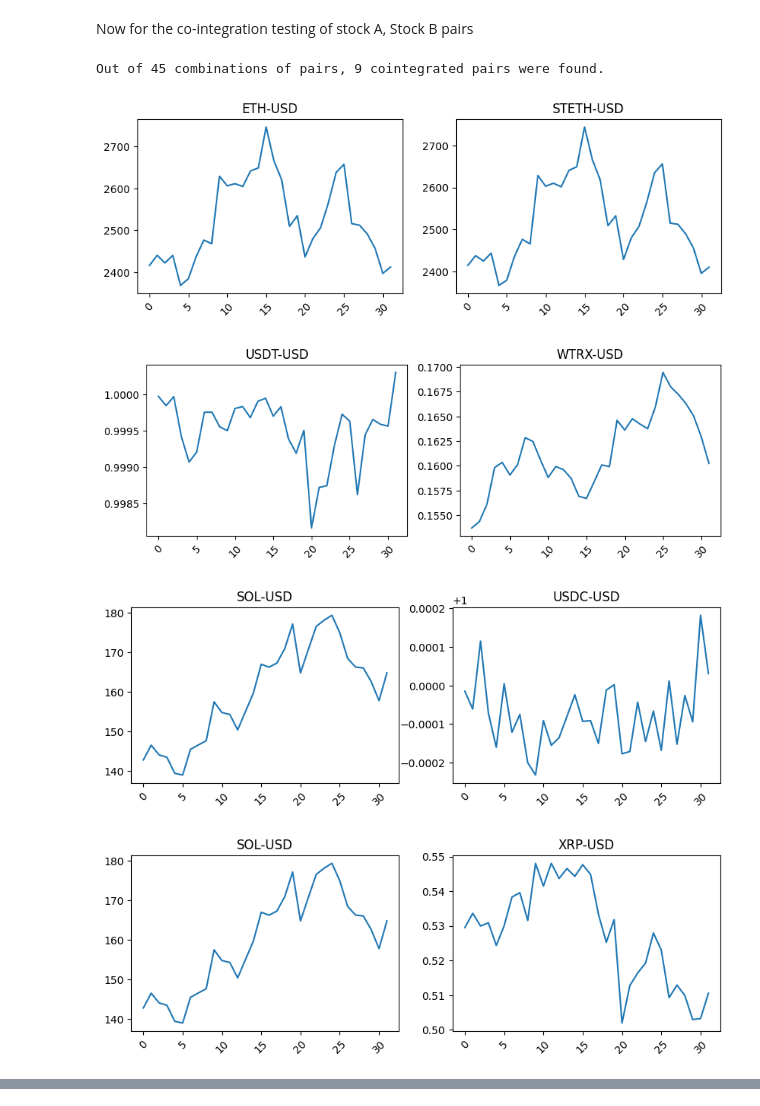
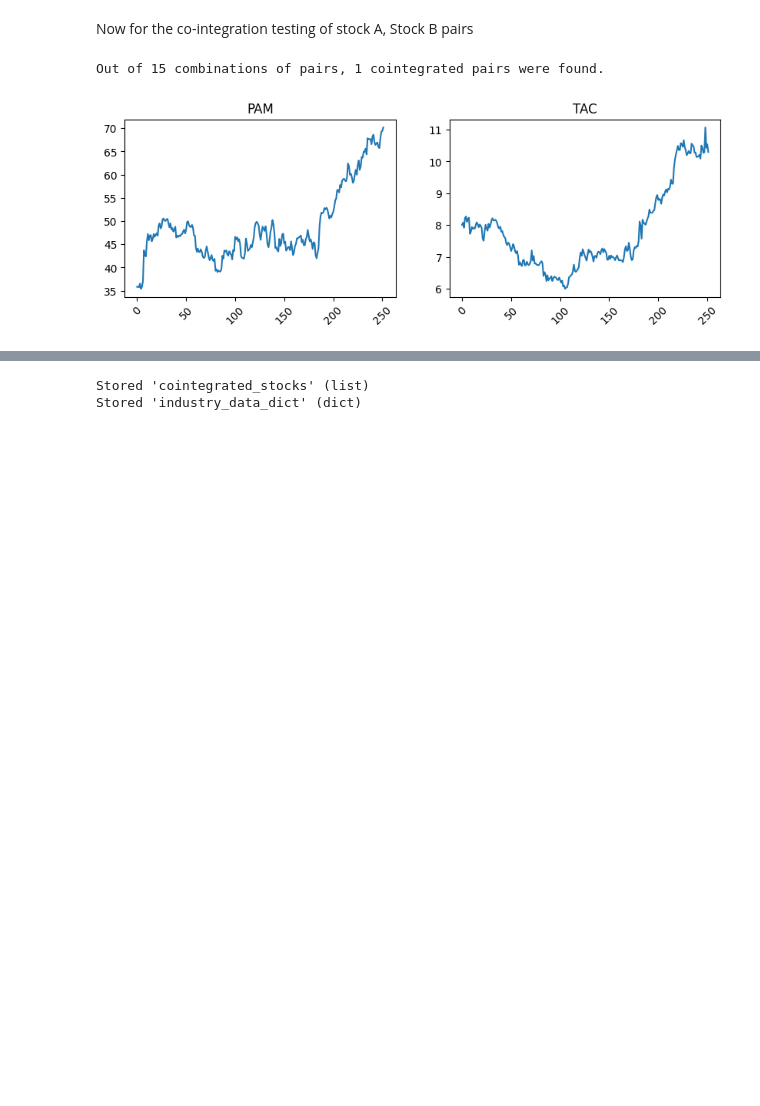
Before and after one commit to EUTIC-Quant-Division/cointegration-pairs-trading, a Jupyter notebook: coint.ipynb, the cells around one changed output, grey strips where cells are left out. Cells and saved outputs as stored; diff of their text form; code cells hidden in the pictures; blank space fills up the shorter version.

```diff
--- a/coint.ipynb
+++ b/coint.ipynb
@@ -21,14 +21,17 @@ NUMBER_ASSETS_TO_DOWNLOAD = 100
 screener = Screener()
 industries = screener.available_screeners
 print("Number of industries returned by screener: ",len(industries))
-selection = industries[:13]
-crypto_us = selection[selection.index('all_cryptocurrencies_us')]
-# returns assets in the crypto_us industry
-crypto_info = screener.get_screeners(crypto_us, count=NUMBER_ASSETS_TO_DOWNLOAD)
-crypto_assets = crypto_info['all_cryptocurrencies_us']['quotes']
+selection = industries
+
+industry = 'utilities_independent_power_producers'
+bearish_stocks_now = selection[selection.index(industry)]
+# returns assets in the bearish_stocks_now industry
+bearish_info = screener.get_screeners(bearish_stocks_now, count=NUMBER_ASSETS_TO_DOWNLOAD)
+bearish_assets = bearish_info[industry]['quotes']
 symbols = []
-for asset in crypto_assets:
+for asset in bearish_assets:
     symbols.append(asset['symbol'])
-# Symbols now contains all the 'tickers' of the assets we selected by industry, crypto_us
+# Symbols now contains all the 'tickers' of the assets we selected by industry, bearish_stocks_now
+selection
 # %% [output]
 Number of industries returned by screener:  383
@@ -56,8 +76,9 @@ def retrieveData(asset: str, period: str):
 #Choosing the first 10 to prevent rate limiting while testing
 # Making the period "1mo" while testing, can request "10y" and "max"
 for asset in symbols[:NUMBER_ASSETS_TO_USE]:
-    industry_data_dict[asset] = retrieveData(asset,"1mo")
+    industry_data_dict[asset] = retrieveData(asset,"1y")
 
 # A potentially much better way of downloading the data is:
 # data = yf.download(symbols, start_date, end_date)['Adj Close']
 # Which returns a neat dataframe where the columns are the assets and rows the historic
+industry_data_dict
@@ -116,31 +137,28 @@ Now for the co-integration testing of stock A, Stock B pairs
 # %%
 possible_pairs_assets = itertools.combinations(industry_data_dict.keys(),2)
 cointegrated_stocks = []
 
 for (stock_A,stock_B) in possible_pairs_assets:
     x = list(industry_data_dict[stock_A]['Close'])
     y = list(industry_data_dict[stock_B]['Close'])
     t_statistic, p_val, critical_p_val = coint(x,y)
     # print(f' t statistic: {np.round(t_statistic, 2)} \n p value: {np.round(p_val,2)} \n critical p values [1%, 5%, 10%] critical_p_val')
     if p_val < 0.05 and t_statistic < critical_p_val[1]: # critical_p_value is an array of 3 relating to 1% 5% 10% critical values for the hypothesis test
         cointegrated_stocks.append((stock_A,stock_B))
 number_cointegrated_stocks = len(cointegrated_stocks)
 number_possible_combinations = math.comb(len(industry_data_dict.keys()),2)
 print(f"Out of {number_possible_combinations} combinations of pairs, {number_cointegrated_stocks} cointegrated pairs were found.")
 
-pair = cointegrated_stocks[1]
+# pair = cointegrated_stocks[1]
 # coint_single_dict = {pair[0]: list(industry_data_dict[pair[0]]['Close']),
 #                      pair[1]: list(industry_data_dict[pair[1]]['Close'])}
 # plotGraph(coint_single_dict)
 
 for pairs in cointegrated_stocks:
     pair = cointegrated_stocks[cointegrated_stocks.index(pairs)]
     coint_single_dict = {pair[0]: list(industry_data_dict[pair[0]]['Close']),
                      pair[1]: list(industry_data_dict[pair[1]]['Close'])}
     plotGraph(coint_single_dict)
 # %% [output]
-Out of 45 combinations of pairs, 9 cointegrated pairs were found.
+Out of 15 combinations of pairs, 1 cointegrated pairs were found.
-[figure, old version]
+[figure, new version]
-[figure, removed]
-[figure, removed]
-[figure, removed]
@@ -151,0 +165,5 @@ Out of 45 combinations of pairs, 9 cointegrated pairs were found.
+# %%
+%store cointegrated_stocks industry_data_dict
+# %% [output]
+Stored 'cointegrated_stocks' (list)
+Stored 'industry_data_dict' (dict)
```
Also changed, not shown: parts of 4 cells of this notebook, 4 other files.
